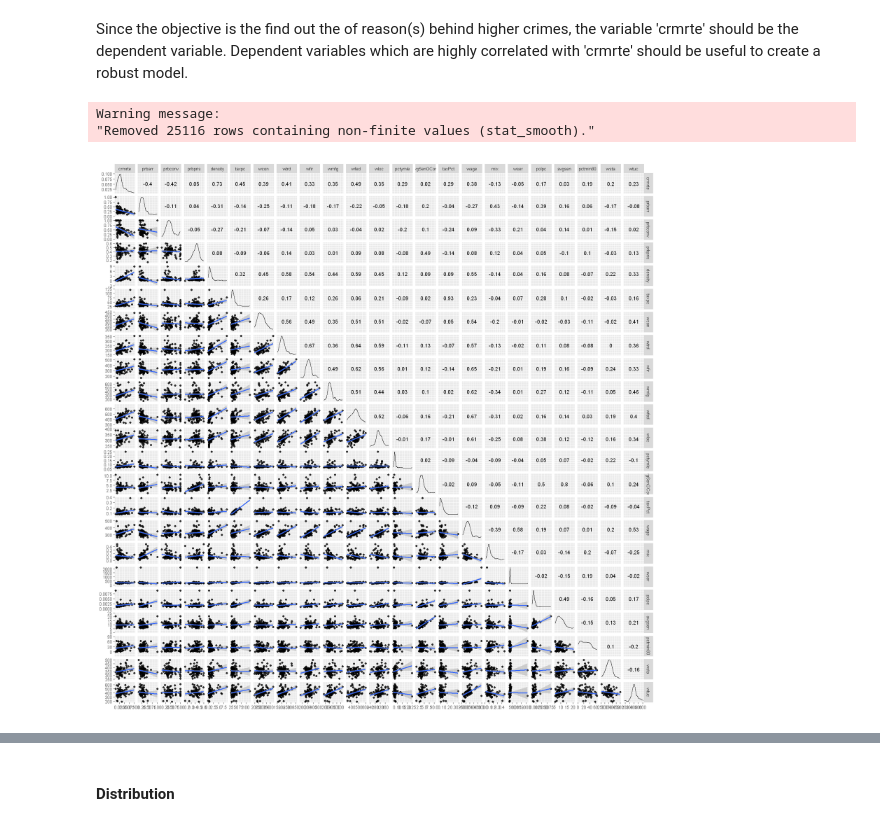
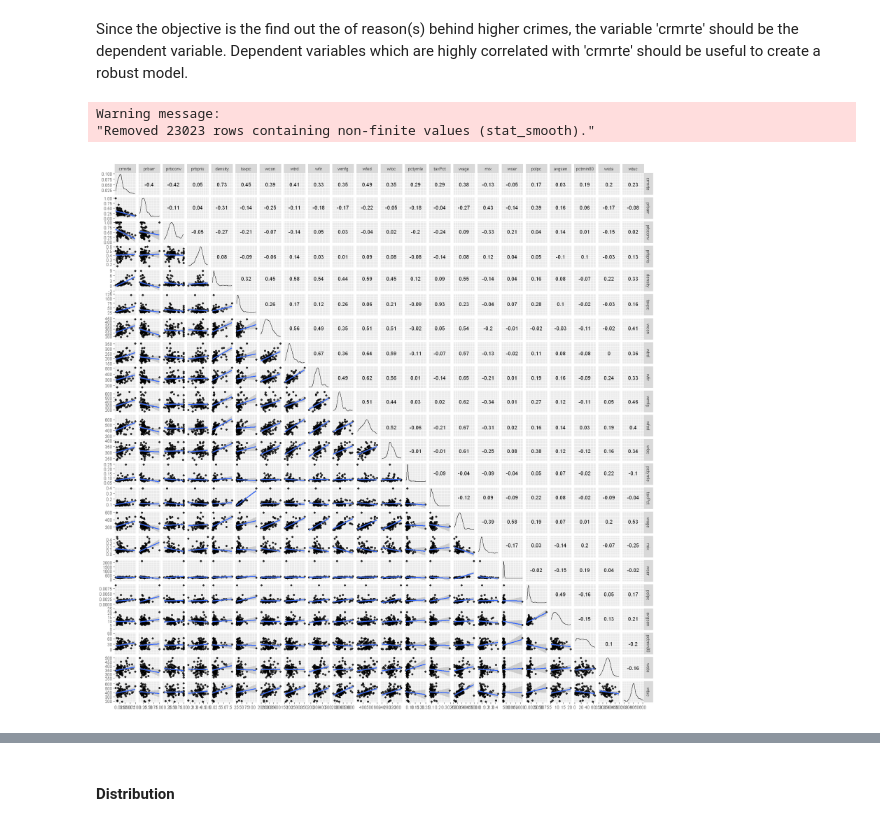
Before and after one commit to rmajumder/stat203-gp3, a Jupyter notebook: Lab3_master.ipynb, the cells around one changed output, grey strips where cells are left out. Cells and saved outputs as stored; diff of their text form; code cells hidden in the pictures.

```diff
--- a/Lab3_master.ipynb
+++ b/Lab3_master.ipynb
@@ -137,14 +131,14 @@ Since the objective is the find out the of reason(s) behind higher crimes, the v
 # %%
 smoothing_method = "glm"
 options(repr.plot.width=16, repr.plot.height=16)
 ggscatmat(cdata[,c("crmrte", "prbarr", "prbconv", "prbpris", "density", "taxpc", "wcon", "wtrd", "wfir", "wmfg",
-                   "wfed", "wloc", "pctymle", "avgSenGConv", "taxPct", "wage", "mix", "wser", "polpc",
+                   "wfed", "wloc", "pctymle", "taxPct", "wage", "mix", "wser", "polpc",
                    "avgsen", "pctmin80", "wsta", "wtuc")], alpha=0.8) +
 geom_smooth(method=smoothing_method)
 # %% [output]
 Warning message:
-"Removed 25116 rows containing non-finite values (stat_smooth)."
+"Removed 23023 rows containing non-finite values (stat_smooth)."
-[figure, old version]
+[figure, new version]
 # %% [markdown]
 #### Variable Selection
 
```
Also changed, not shown: parts of 26 cells of this notebook, 2 other files.
